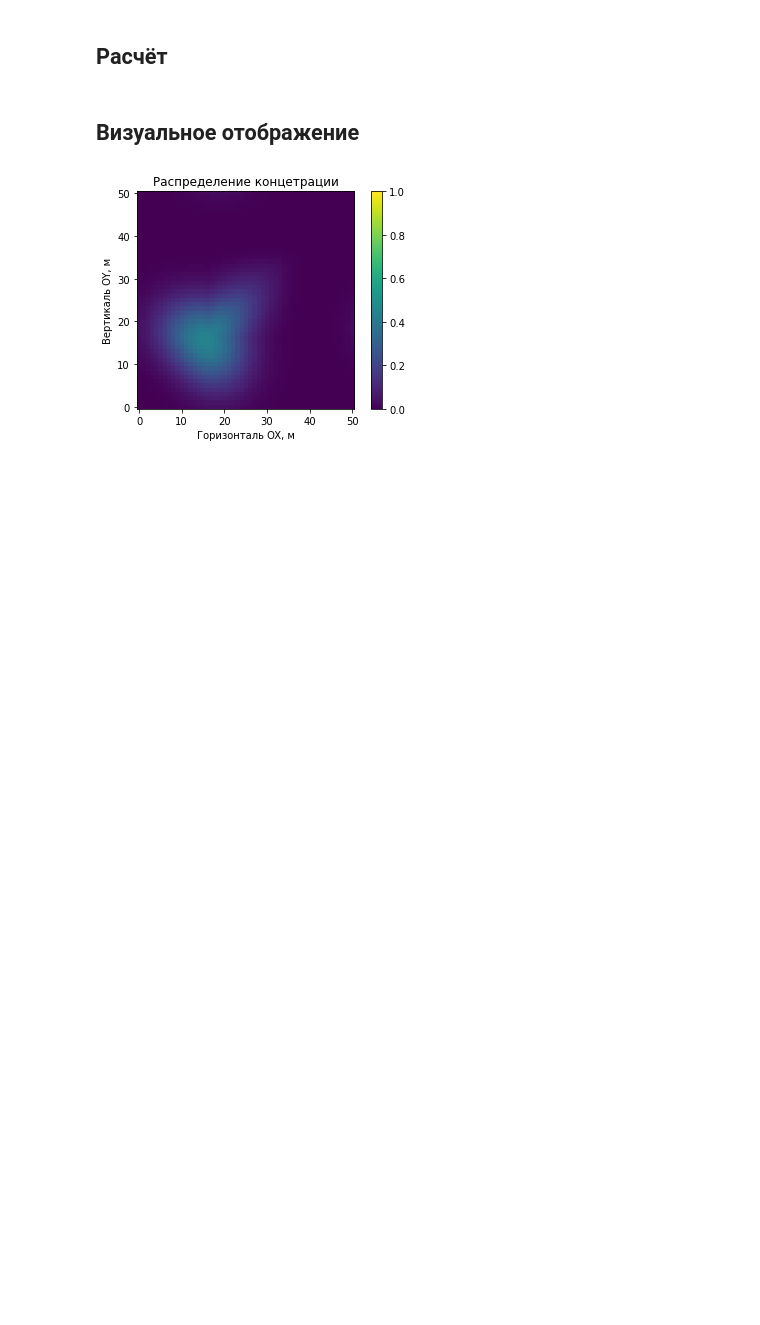
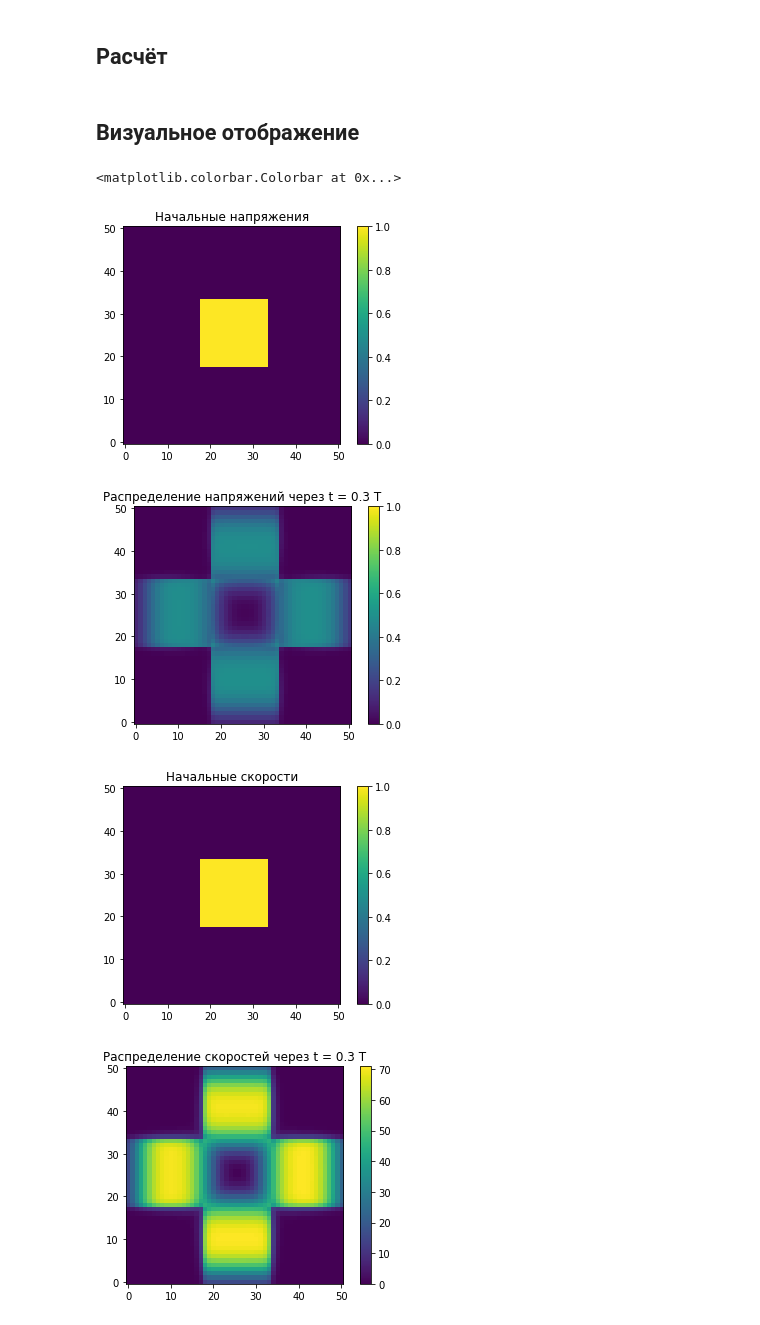
Before and after one commit to KirikMaster/MIPT-assignments, a Jupyter notebook: 4 sem/Проект.ipynb, the cells around one changed output. Saved outputs shown, nothing was run; the diff lists cells and outputs as text; code cells hidden in the pictures; blank space fills up the shorter version.

```diff
--- a/4 sem/Проект.ipynb
+++ b/4 sem/Проект.ipynb
@@ -108,20 +103,13 @@ data_next = np.zeros((M, M), dtype=[('q', np.float64)])
 for j in range(M):
     for i in range(M):
         if (i > M / 3.0) and (i < 2.0 * M / 3.0) and (j > M / 3.0) and (j < 2.0 * M / 3.0):
-            data_current[j, i]['q'] = 1.0
+            data_current[i, j]['sxx'] = 1.0
+            data_current[i, j]['syy'] = 1.0
+            data_current[i, j]['sxy'] = 0.0
+            data_current[i, j]['vx']  = -1.0
+            data_current[i, j]['vy']  = 1.0
+#data_current[0, 0]['sxx'] = 5
+data_start = data_current.copy()
+#print(data_current['sxx'])
 # %% [markdown]
 ## Расчёт
-# %%
-for k in range(int(T / dt)):
-    # Шаг по X
-    for j in range(M):
-        for i in range(M):
-            if i == 0: # периодические граничные условия
-                data_next[j, i]['q'] = data_current[j, i]['q'] - C[1, 1] * dt / h * (data_current[j, i]['q'] - data_current[j, M - 1]['q'])
-            data_next[j, i]['q'] = data_current[j, i]['q'] - C[1, 1] * dt / h * (data_current[j, i]['q'] - data_current[j, i - 1]['q'])
-    # Шаг по Y
-    for j in range(M):
-        for i in range(M):
-            if j == 0: # периодические граничные условия
-                data_current[j, i]['q'] = data_next[j, i]['q'] - C[2, 2] * dt / h * (data_next[j, i]['q'] - data_next[M - 1, i]['q'])
-            data_current[j, i]['q'] = data_next[j, i]['q'] - C[2, 2] * dt / h * (data_next[j, i]['q'] - data_next[j - 1, i]['q'])
@@ -128,11 +195,30 @@ for k in range(int(T / dt)):
 # %% [markdown]
 ## Визуальное отображение
-# %%
-fig, ax = plt.subplots()
-ax.set_title('Распределение концетрации')
-_ = ax.set_xlabel('Горизонталь OX, м')
-_ = ax.set_ylabel('Вертикаль OY, м')
-img = ax.imshow(data_current['q'], vmin = 0, vmax = 1, origin = 'lower')
-_ = fig.colorbar(img)
-# %% [output]
-[figure, removed]
+# %%
+fig1, ax1 = plt.subplots()
+ax1.set_title('Начальные напряжения')
+img1 = ax1.imshow(np.sqrt(data_start['sxx'] ** 2 + data_start['syy'] ** 2 + 4 * data_start['sxy'] ** 2), vmin = 0, vmax = 1, origin = 'lower')
+plt.colorbar(img1)
+fig2, ax2 = plt.subplots()
+ax2.set_title('Распределение напряжений через t = ' + str(T / (L / max(c1x, c2x, c1y, c2y))) + ' T')
+#_ = ax2.set_xlabel('Горизонталь OX, м')
+#_ = ax2.set_ylabel('Вертикаль OY, м')
+img2 = ax2.imshow(np.sqrt(data_current['sxx'] ** 2 + data_current['syy'] ** 2 + 4 * data_current['sxy'] ** 2), vmin = 0, vmax = 1, origin = 'lower')
+plt.colorbar(img2)
+
+fig3, ax3 = plt.subplots()
+ax3.set_title('Начальные скорости')
+img3 = ax3.imshow(np.sqrt(data_start['vx'] ** 2 + data_start['vy'] ** 2), vmin = 0, vmax = 1, origin = 'lower')
+plt.colorbar(img3)
+fig4, ax4 = plt.subplots()
+ax4.set_title('Распределение скоростей через t = ' + str(T / (L / max(c1x, c2x, c1y, c2y))) + ' T')
+#_ = ax2.set_xlabel('Горизонталь OX, м')
+#_ = ax2.set_ylabel('Вертикаль OY, м')
+img4 = ax4.imshow(np.sqrt(data_current['vx'] ** 2 + data_current['vy'] ** 2), origin = 'lower')
+plt.colorbar(img4)
+# %% [output]
+<matplotlib.colorbar.Colorbar at 0x...>
+[figure, added]
+[figure, added]
+[figure, added]
+[figure, added]
```
Also changed, not shown: parts of 10 cells of this notebook.
